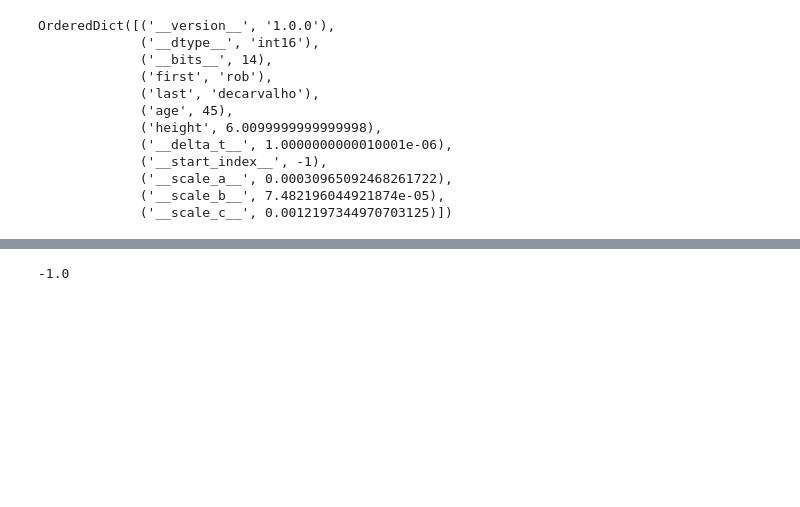
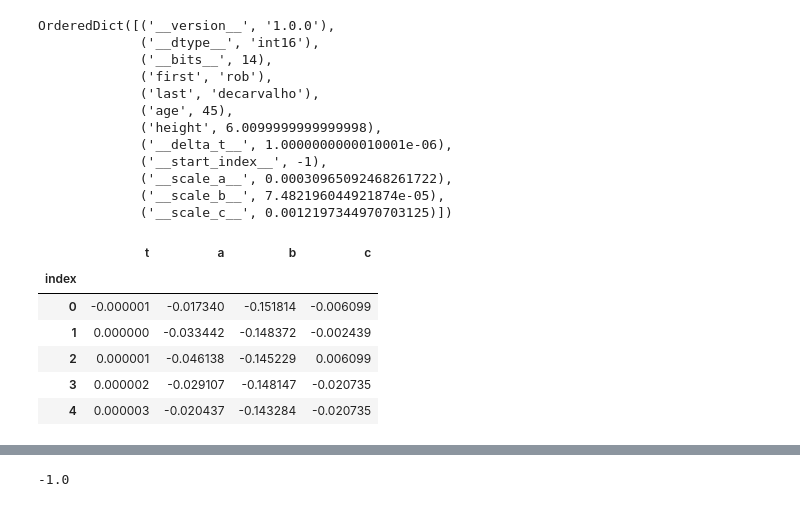
Before and after one commit to brakettech/daq_server, a Jupyter notebook: xarray_saving.ipynb, the cells around one changed output, grey strips where cells are left out. Cells and saved outputs as stored; diff of their text form; code cells hidden in the pictures; blank space fills up the shorter version.

```diff
--- a/xarray_saving.ipynb
+++ b/xarray_saving.ipynb
@@ -142,3 +133,15 @@ OrderedDict([('__version__', '1.0.0'),
              ('__scale_c__', 0.0012197344970703125)])
 # %%
 Data().csv_to_netcdf(csv_file_name, 'rob.nc', first='rob', last='decarvalho', age=45, height=6.01)
+# %%
+data = Data()
+df = data.load('rob.nc')
+df.head()
+# %% [output]
+|  | t | a | b | c |
+| index |  |  |  |  |
+| 0 | -0.000001 | -0.017340 | -0.151814 | -0.006099 |
+| 1 | 0.000000 | -0.033442 | -0.148372 | -0.002439 |
+| 2 | 0.000001 | -0.046138 | -0.145229 | 0.006099 |
+| 3 | 0.000002 | -0.029107 | -0.148147 | -0.020735 |
+| 4 | 0.000003 | -0.020437 | -0.143284 | -0.020735 |
```
Also changed, not shown: parts of 8 cells of this notebook.
